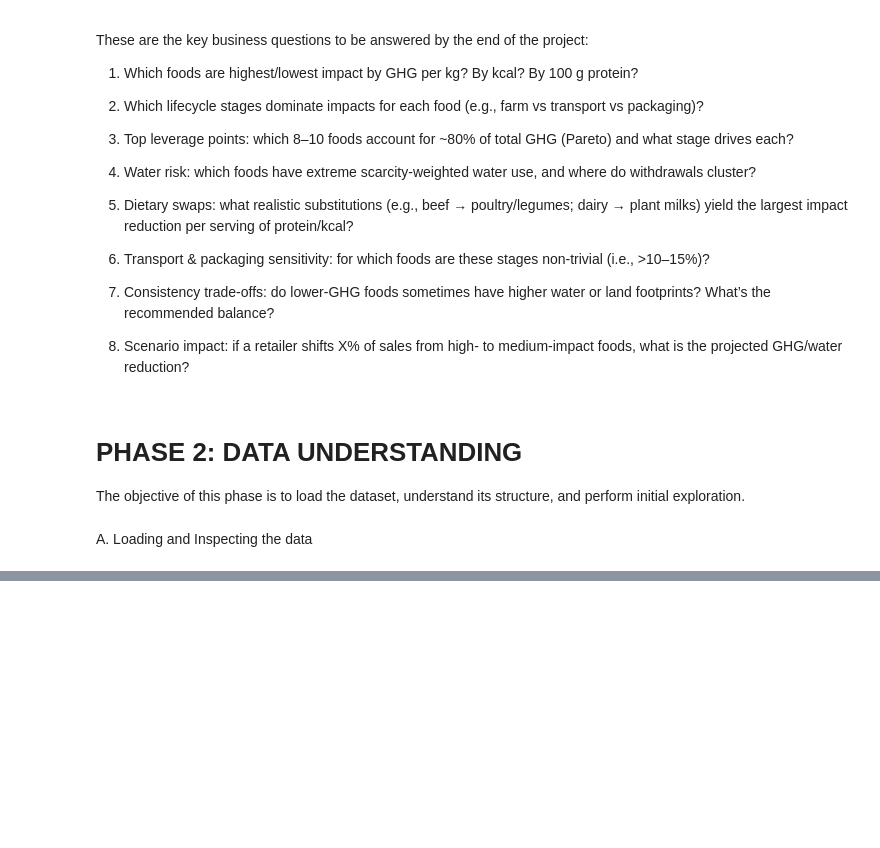
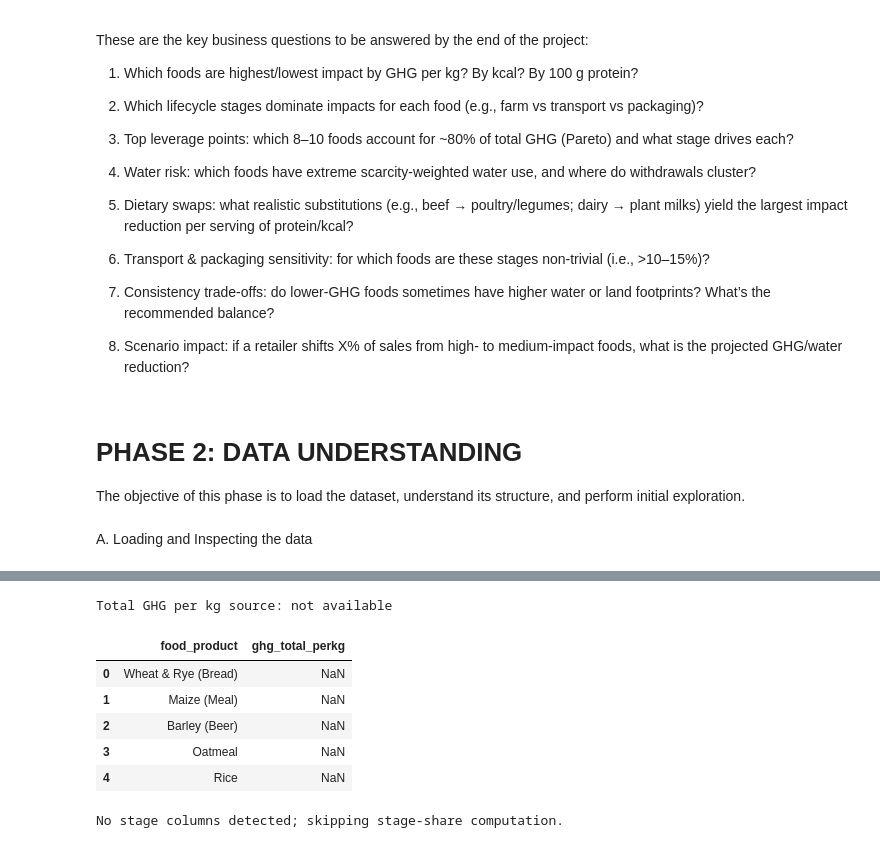
Before and after one commit to MillicentAgyir/Food-Production-Analysis, a Jupyter notebook: Business & Data Understanding.ipynb, the cells around one changed output, grey strips where cells are left out. Saved outputs shown, nothing was run; the diff lists cells and outputs as text; code cells hidden in the pictures; blank space fills up the shorter version.

```diff
--- a/Business & Data Understanding.ipynb
+++ b/Business & Data Understanding.ipynb
@@ -203,0 +295,10 @@ merge_and_save(dot3_files, "dot3")
+# %%
+
+# 6) Optional: standardize column names (safe copy)
+df_clean = df.copy()
+rename_map = {c: normalize_name(c) for c in df.columns}
+df_clean.rename(columns=rename_map, inplace=True)
+
+LABEL_CLEAN = rename_map[LABEL]
+detected_clean = detect_columns(df_clean.columns)
+detected_clean
@@ -203,0 +318,59 @@ merge_and_save(dot3_files, "dot3")
+# %%
+
+# 7) Build total GHG per kg and stage shares (if possible)
+
+def compute_total_ghg_perkg(df_in, detected_dict, label_col):
+    df_out = df_in.copy()
+    # Prefer reported total if present; otherwise sum stages if available
+    total_col = detected_dict["total_ghg_perkg"][0] if detected_dict["total_ghg_perkg"] else None
+
+    if total_col and total_col in df_out.columns:
+        df_out["ghg_total_perkg"] = pd.to_numeric(df_out[total_col], errors="coerce")
+        source = f"reported total: {total_col}"
+    else:
+        # Sum any available stage columns (only those found)
+        stage_cols_found = [c for c in detected_dict["stage_cols"].values() if c is not None]
+        if stage_cols_found:
+            for c in stage_cols_found:
+                df_out[c] = pd.to_numeric(df_out[c], errors="coerce")
+            df_out["ghg_total_perkg"] = df_out[stage_cols_found].sum(axis=1)
+            source = f"sum of stages: {stage_cols_found}"
+        else:
+            df_out["ghg_total_perkg"] = np.nan
+            source = "not available"
+
+    return df_out, source
+
+df_clean, total_source = compute_total_ghg_perkg(df_clean, detected_clean, LABEL_CLEAN)
+print("Total GHG per kg source:", total_source)
+display(df_clean[[LABEL_CLEAN, "ghg_total_perkg"]].head())
+# %% [output]
+Total GHG per kg source: not available
+|  | food_product | ghg_total_perkg |
+| 0 | Wheat & Rye (Bread) | NaN |
+| 1 | Maize (Meal) | NaN |
+| 2 | Barley (Beer) | NaN |
+| 3 | Oatmeal | NaN |
+| 4 | Rice | NaN |
+# %%
+
+# 9) Stage shares (if stages exist)
+
+stage_cols_found = [c for c in detected_clean["stage_cols"].values() if c is not None]
+
+if stage_cols_found:
+    # ensure numeric
+    for c in stage_cols_found:
+        df_clean[c] = pd.to_numeric(df_clean[c], errors="coerce")
+    # Avoid /0 divisions
+    denom = df_clean["ghg_total_perkg"].replace({0: np.nan})
+    for c in stage_cols_found:
+        share_col = f"{normalize_name(c)}_share"
+        df_clean[share_col] = df_clean[c] / denom
+
+    share_cols = [c for c in df_clean.columns if c.endswith("_share")]
+    display(df_clean[[LABEL_CLEAN, "ghg_total_perkg", *share_cols]].head())
+else:
+    print("No stage columns detected; skipping stage-share computation.")
+# %% [output]
+No stage columns detected; skipping stage-share computation.
```
Also changed, not shown: parts of 15 cells of this notebook, 1 other file.
